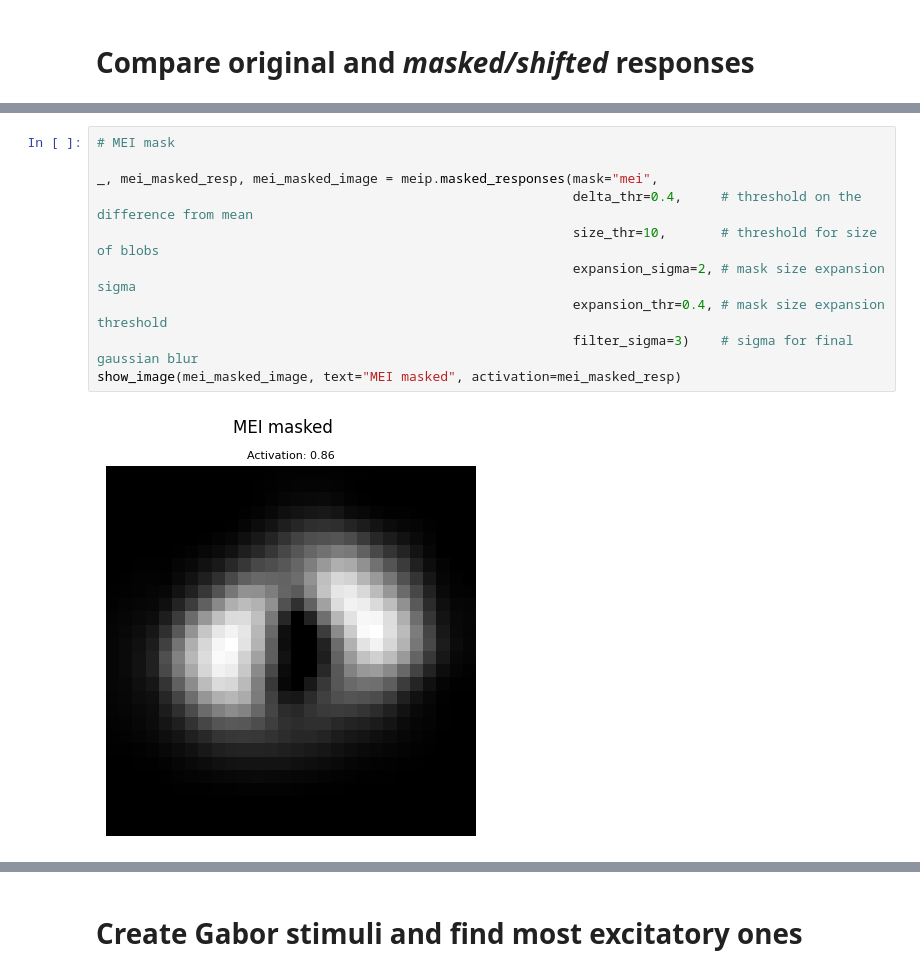
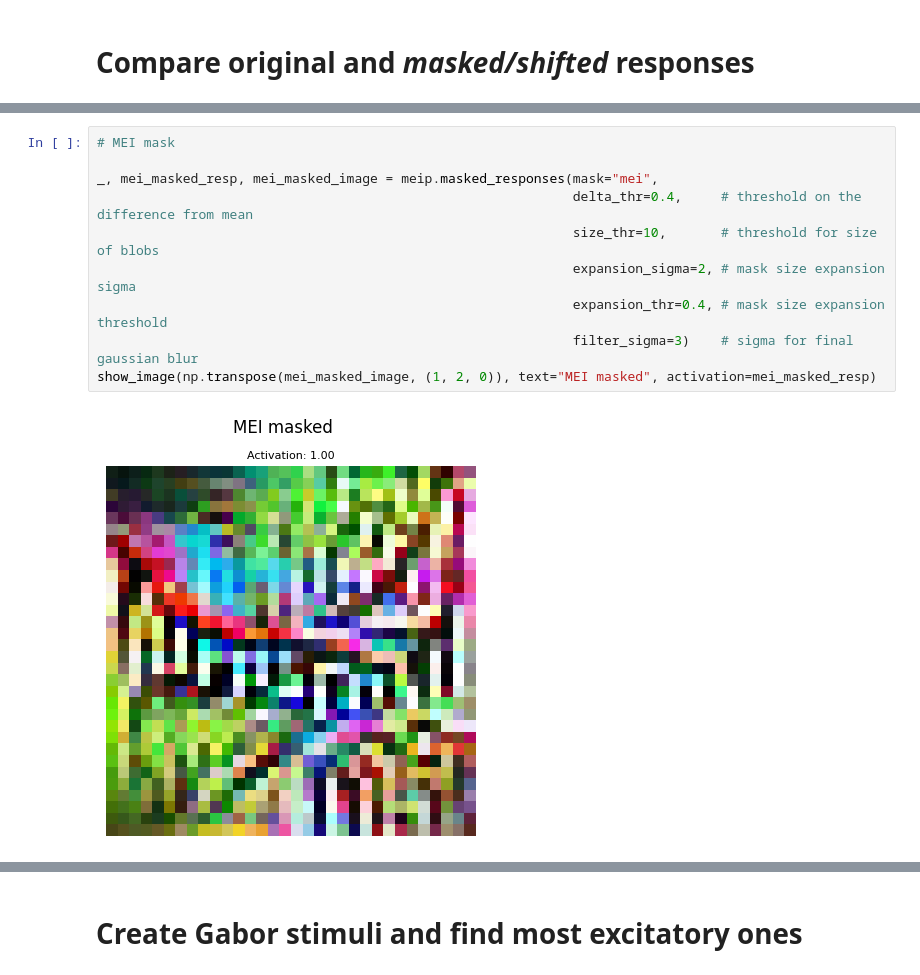
Before and after one commit to lacykaltgr/mei, a Jupyter notebook: examples/example.ipynb, the cells around one changed output, grey strips where cells are left out. Drawn from its saved outputs; the diff is of its cells as text.

```diff
--- a/examples/example.ipynb
+++ b/examples/example.ipynb
@@ -110,15 +112,15 @@ RuntimeError: Expected 3D (unbatched) or 4D (batched) input to conv2d, but got i
 # %%
 # MEI mask
 
 _, mei_masked_resp, mei_masked_image = meip.masked_responses(mask="mei",
                                                              delta_thr=0.4,     # threshold on the difference from mean
                                                              size_thr=10,       # threshold for size of blobs
                                                              expansion_sigma=2, # mask size expansion sigma
                                                              expansion_thr=0.4, # mask size expansion threshold
                                                              filter_sigma=3)    # sigma for final gaussian blur
-show_image(mei_masked_image, text="MEI masked", activation=mei_masked_resp)
+show_image(np.transpose(mei_masked_image, (1, 2, 0)), text="MEI masked", activation=mei_masked_resp)
 # %% [output]
-[figure, old version]
+[figure, new version]
 # %%
 # Tight MEI mask
 
```
Also changed, not shown: parts of 13 cells of this notebook, 5 other files.
